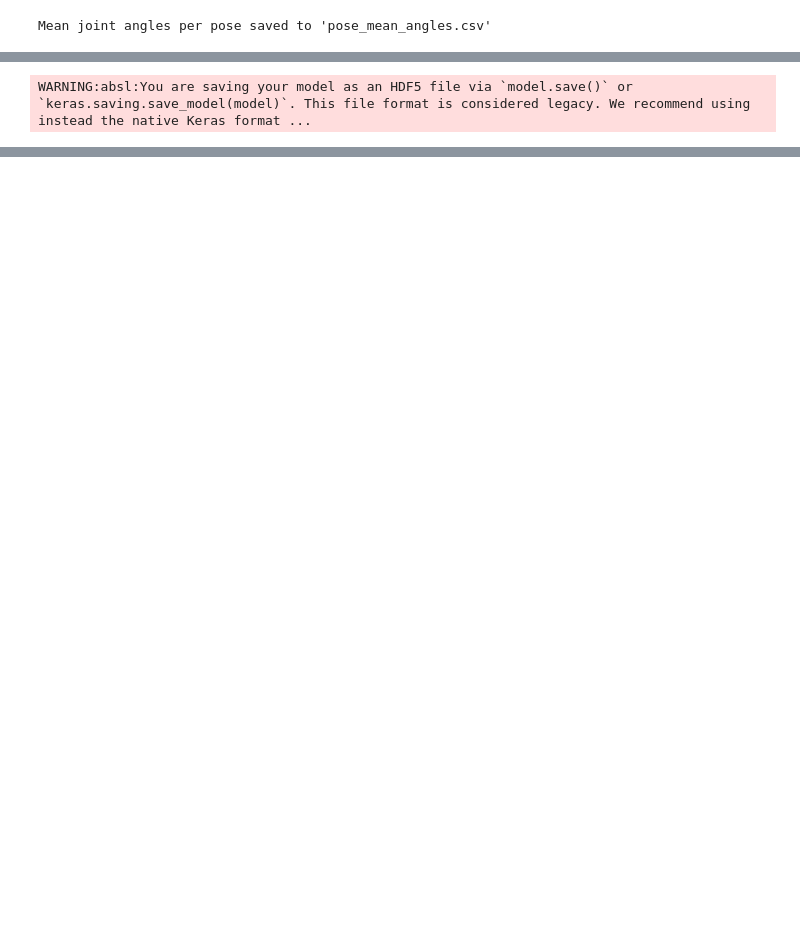
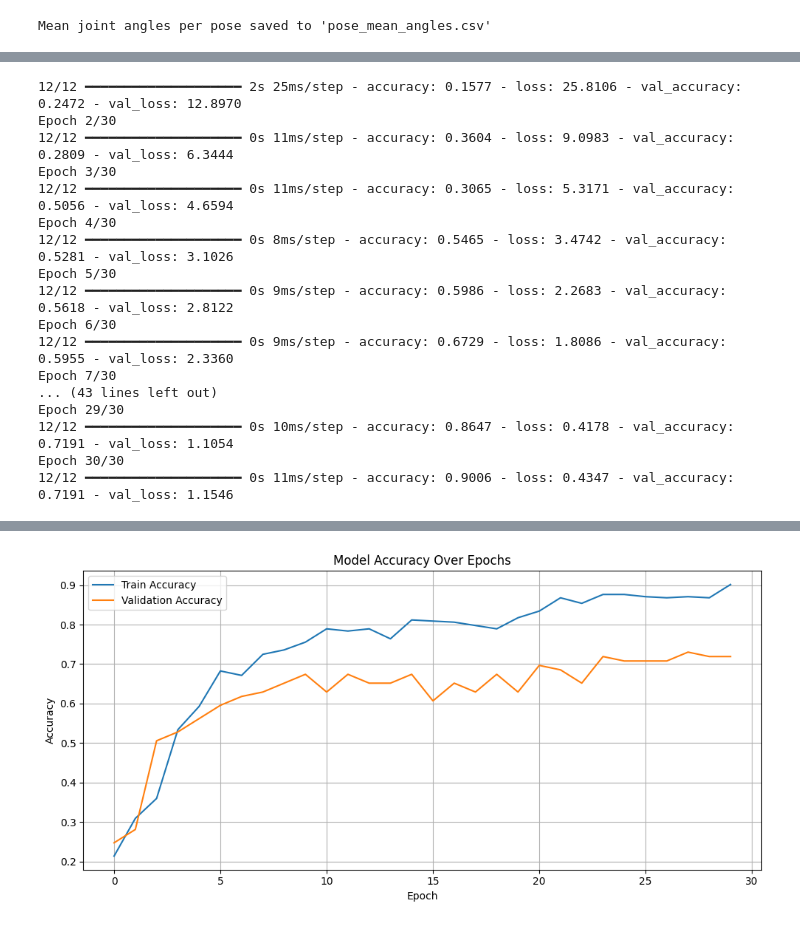
Before and after one commit to Sameer2615/fitnessapp2, a Jupyter notebook: lib/pose_detection/realyoga.ipynb, the cells around one changed output, grey strips where cells are left out. Saved outputs shown, nothing was run; the diff lists cells and outputs as text; code cells hidden in the pictures; blank space fills up the shorter version.

```diff
--- a/lib/pose_detection/realyoga.ipynb
+++ b/lib/pose_detection/realyoga.ipynb
@@ -101,11 +112,13 @@ import pandas as pd
 import numpy as np
 from sklearn.model_selection import train_test_split
 from sklearn.preprocessing import LabelEncoder
+import matplotlib.pyplot as plt
+
 from tensorflow.keras.models import Sequential
 from tensorflow.keras.layers import Dense
 
 # Load data
-df = pd.read_csv("pose_mean_angles.csv")
+df = pd.read_csv("pose_angles_dataset_3d.csv")
 X = df.drop("label", axis=1).values
 y = LabelEncoder().fit_transform(df["label"])
 
@@ -119,9 +132,19 @@ model.add(Dense(64, activation='relu'))
 model.add(Dense(len(np.unique(y)), activation='softmax'))
 
 model.compile(optimizer='adam', loss='sparse_categorical_crossentropy', metrics=['accuracy'])
-model.fit(X_train, y_train, epochs=30, validation_data=(X_test, y_test))
+history=model.fit(X_train, y_train, epochs=30, validation_data=(X_test, y_test))
 
 # Save model
 model.save("angle_pose_model.h5")
+plt.figure(figsize=(10, 5))
+plt.plot(history.history['accuracy'], label='Train Accuracy')
+plt.plot(history.history['val_accuracy'], label='Validation Accuracy')
+plt.title("Model Accuracy Over Epochs")
+plt.xlabel("Epoch")
+plt.ylabel("Accuracy")
+plt.legend()
+plt.grid(True)
+plt.tight_layout()
+plt.show()
 # %% [output]
 Epoch 1/30
@@ -144 +151,17 @@ Epoch 30/30
-WARNING:absl:You are saving your model as an HDF5 file via `model.save()` or `keras.saving.save_model(model)`. This file format is considered legacy. We recommend using instead the native Keras format ...
+12/12 ━━━━━━━━━━━━━━━━━━━━ 2s 25ms/step - accuracy: 0.1577 - loss: 25.8106 - val_accuracy: 0.2472 - val_loss: 12.8970
+Epoch 2/30
+12/12 ━━━━━━━━━━━━━━━━━━━━ 0s 11ms/step - accuracy: 0.3604 - loss: 9.0983 - val_accuracy: 0.2809 - val_loss: 6.3444
+Epoch 3/30
+12/12 ━━━━━━━━━━━━━━━━━━━━ 0s 11ms/step - accuracy: 0.3065 - loss: 5.3171 - val_accuracy: 0.5056 - val_loss: 4.6594
+Epoch 4/30
+12/12 ━━━━━━━━━━━━━━━━━━━━ 0s 8ms/step - accuracy: 0.5465 - loss: 3.4742 - val_accuracy: 0.5281 - val_loss: 3.1026
+Epoch 5/30
+12/12 ━━━━━━━━━━━━━━━━━━━━ 0s 9ms/step - accuracy: 0.5986 - loss: 2.2683 - val_accuracy: 0.5618 - val_loss: 2.8122
+Epoch 6/30
+12/12 ━━━━━━━━━━━━━━━━━━━━ 0s 9ms/step - accuracy: 0.6729 - loss: 1.8086 - val_accuracy: 0.5955 - val_loss: 2.3360
+Epoch 7/30
+... (43 lines left out)
+Epoch 29/30
+12/12 ━━━━━━━━━━━━━━━━━━━━ 0s 10ms/step - accuracy: 0.8647 - loss: 0.4178 - val_accuracy: 0.7191 - val_loss: 1.1054
+Epoch 30/30
+12/12 ━━━━━━━━━━━━━━━━━━━━ 0s 11ms/step - accuracy: 0.9006 - loss: 0.4347 - val_accuracy: 0.7191 - val_loss: 1.1546
@@ -145,3 +169,4 @@ WARNING:absl:You are saving your model as an HDF5 file via `model.save()` or `ke
+[figure, added]
 # %%
 import cv2
 import numpy as np
```
Also changed, not shown: parts of 5 cells of this notebook, 26 other files.
